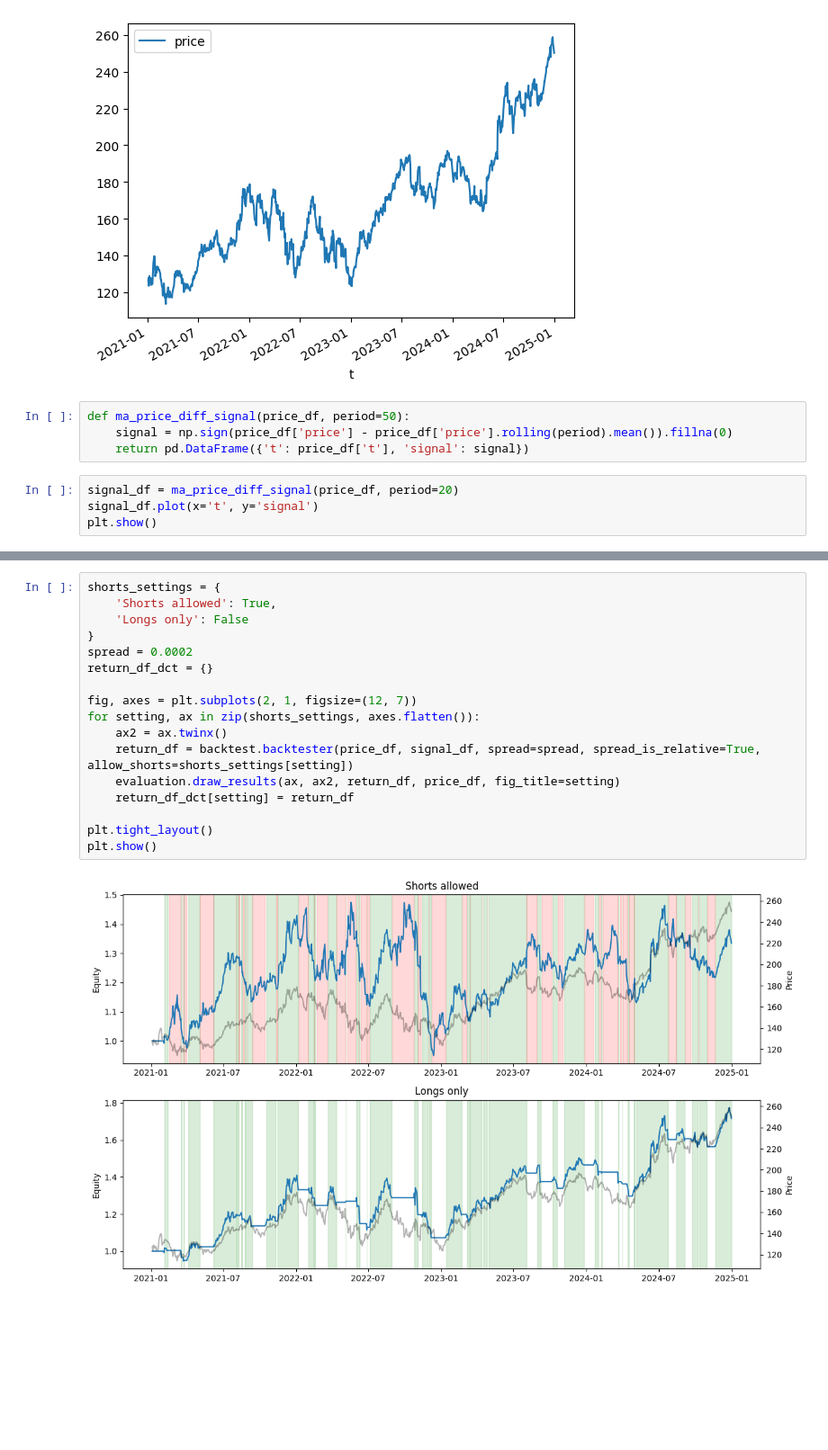
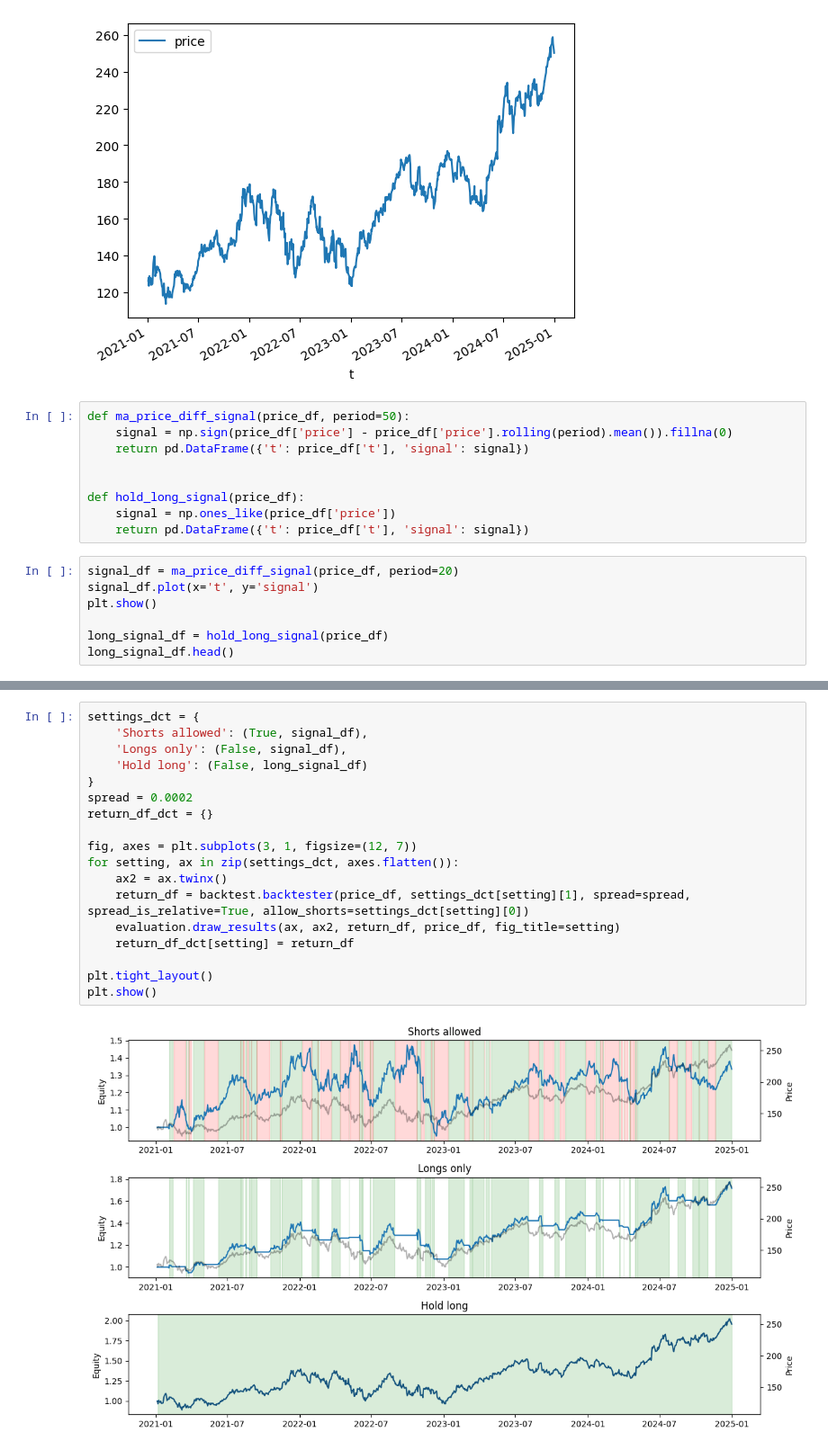
Before and after one commit to sysakm/backtester, a Jupyter notebook: historical_data_demo.ipynb, the cells around one changed output, grey strips where cells are left out. Shown at 90% size. Drawn from its saved outputs; the diff is of its cells as text; blank space fills up the shorter version.

Commit message:
Add trivial hold-long strategy to second demo

```diff
--- a/historical_data_demo.ipynb
+++ b/historical_data_demo.ipynb
@@ -16,9 +16,17 @@ plt.show()
 def ma_price_diff_signal(price_df, period=50):
     signal = np.sign(price_df['price'] - price_df['price'].rolling(period).mean()).fillna(0)
     return pd.DataFrame({'t': price_df['t'], 'signal': signal})
+
+
+def hold_long_signal(price_df):
+    signal = np.ones_like(price_df['price'])
+    return pd.DataFrame({'t': price_df['t'], 'signal': signal})
 # %%
 signal_df = ma_price_diff_signal(price_df, period=20)
 signal_df.plot(x='t', y='signal')
 plt.show()
+
+long_signal_df = hold_long_signal(price_df)
+long_signal_df.head()
 # %% [output]
 [figure]
@@ -25,19 +39,20 @@ plt.show()
 # %%
-shorts_settings = {
-    'Shorts allowed': True,
-    'Longs only': False
+settings_dct = {
+    'Shorts allowed': (True, signal_df),
+    'Longs only': (False, signal_df),
+    'Hold long': (False, long_signal_df)
 }
 spread = 0.0002
 return_df_dct = {}
 
-fig, axes = plt.subplots(2, 1, figsize=(12, 7))
-for setting, ax in zip(shorts_settings, axes.flatten()):
+fig, axes = plt.subplots(3, 1, figsize=(12, 7))
+for setting, ax in zip(settings_dct, axes.flatten()):
     ax2 = ax.twinx()
-    return_df = backtest.backtester(price_df, signal_df, spread=spread, spread_is_relative=True, allow_shorts=shorts_settings[setting])
+    return_df = backtest.backtester(price_df, settings_dct[setting][1], spread=spread, spread_is_relative=True, allow_shorts=settings_dct[setting][0])
     evaluation.draw_results(ax, ax2, return_df, price_df, fig_title=setting)
     return_df_dct[setting] = return_df
 
 plt.tight_layout()
 plt.show()
 # %% [output]
-[figure, old version]
+[figure, new version]
```
Also changed, not shown: parts of 4 cells of this notebook, 1 other file.
